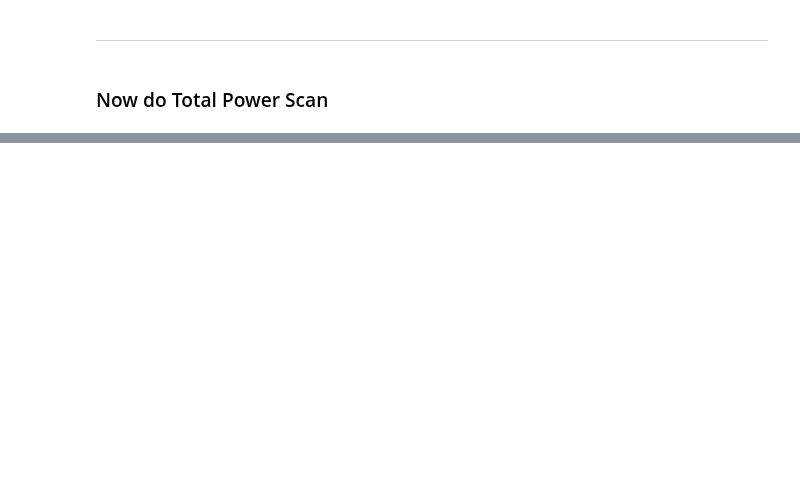
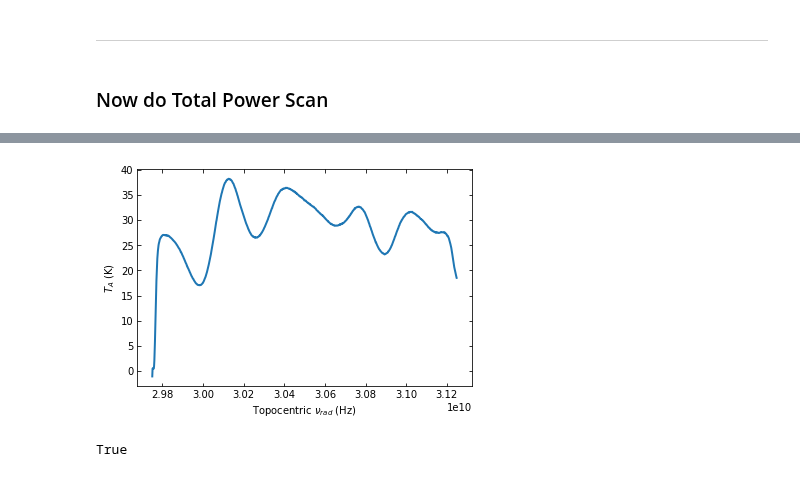
Before and after one commit to GreenBankObservatory/dysh, a Jupyter notebook: notebooks/developer/test_getps_selection.ipynb, the cells around one changed output, grey strips where cells are left out. Cells and saved outputs as stored; diff of their text form; code cells hidden in the pictures; blank space fills up the shorter version.

```diff
--- a/notebooks/developer/test_getps_selection.ipynb
+++ b/notebooks/developer/test_getps_selection.ipynb
@@ -142,0 +156,3 @@ True
+# %%
+sdfits.select(ifnum=0,fdnum=1,scan=43)
+ta2 = sdfits.subbeamnod(weights='tsys', method='cycle').timeaverage()
@@ -142,0 +174,6 @@ True
+# %%
+ta2.plot()
+np.all(ta2.data == ta.data)
+# %% [output]
+[figure, added]
+True
```
Also changed, not shown: parts of 15 cells of this notebook, 1 other file.
